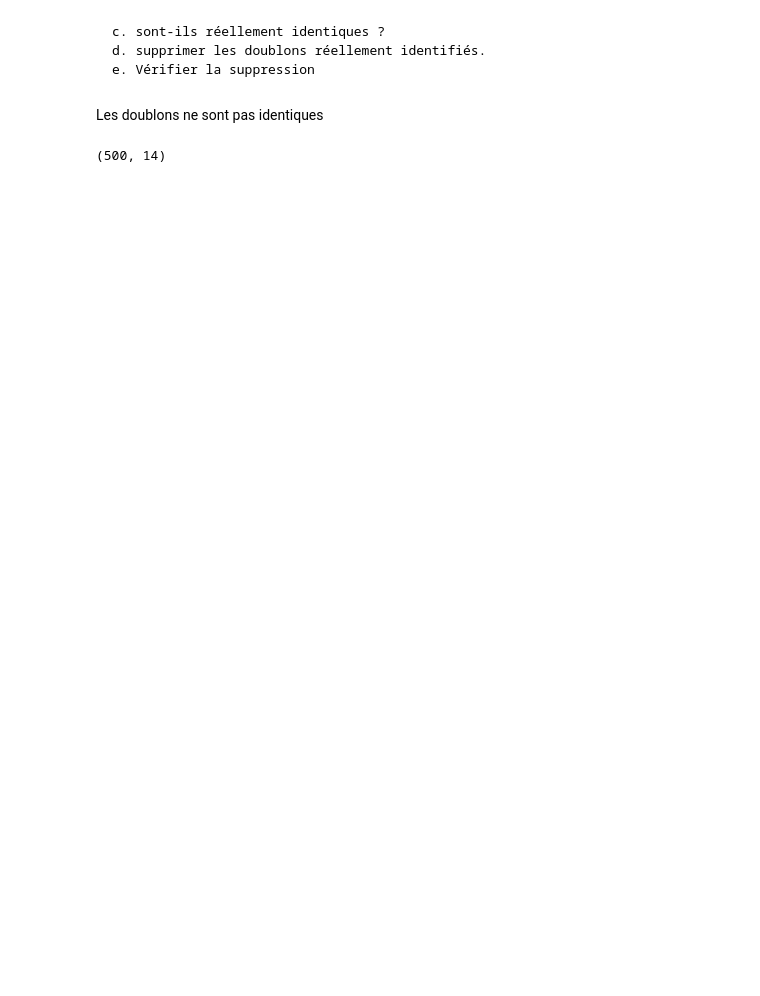
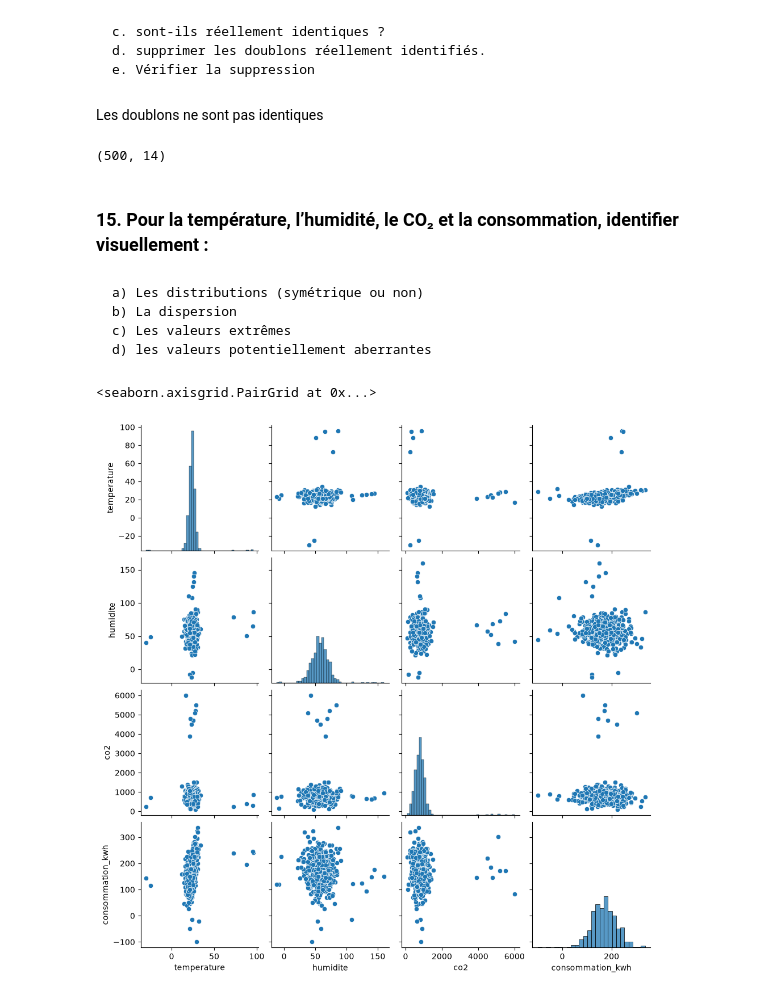
Before and after one commit to Alassanee/atelier_prepa_donnees_tab, a Jupyter notebook: notebooks/atelier_prepa_donnees_tab.ipynb, the cells around one changed output. Saved outputs shown, nothing was run; the diff lists cells and outputs as text; code cells hidden in the pictures; blank space fills up the shorter version.

Commit message:
Visualisation distribution, disperssion, valeurs aberrantes

````diff
--- a/notebooks/atelier_prepa_donnees_tab.ipynb
+++ b/notebooks/atelier_prepa_donnees_tab.ipynb
@@ -408,3 +408,17 @@ df.drop_duplicates(inplace=True)
 df.shape
 # %% [output]
 (500, 14)
+# %% [markdown]
+### **15. Pour la température, l’humidité, le CO₂ et la consommation, identifier visuellement :**
+# %% [markdown]
+```
+a) Les distributions (symétrique ou non)
+b) La dispersion
+c) Les valeurs extrêmes
+d) les valeurs potentiellement aberrantes
+```
+# %%
+sns.pairplot(data=df, vars=['temperature', "humidite", "co2", "consommation_kwh"])
+# %% [output]
+<seaborn.axisgrid.PairGrid at 0x...>
+[figure, added]
````
Also changed, not shown: parts of 5 cells of this notebook.
